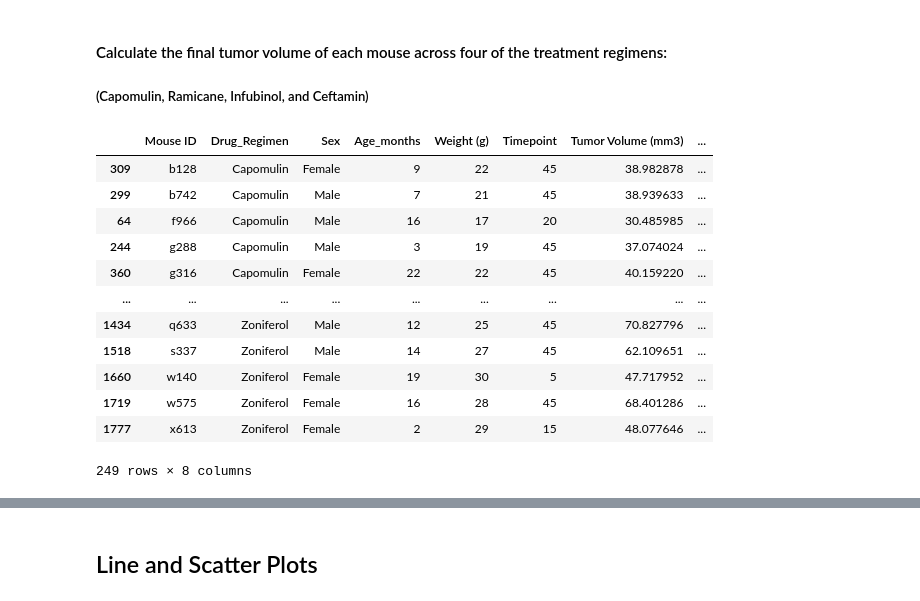
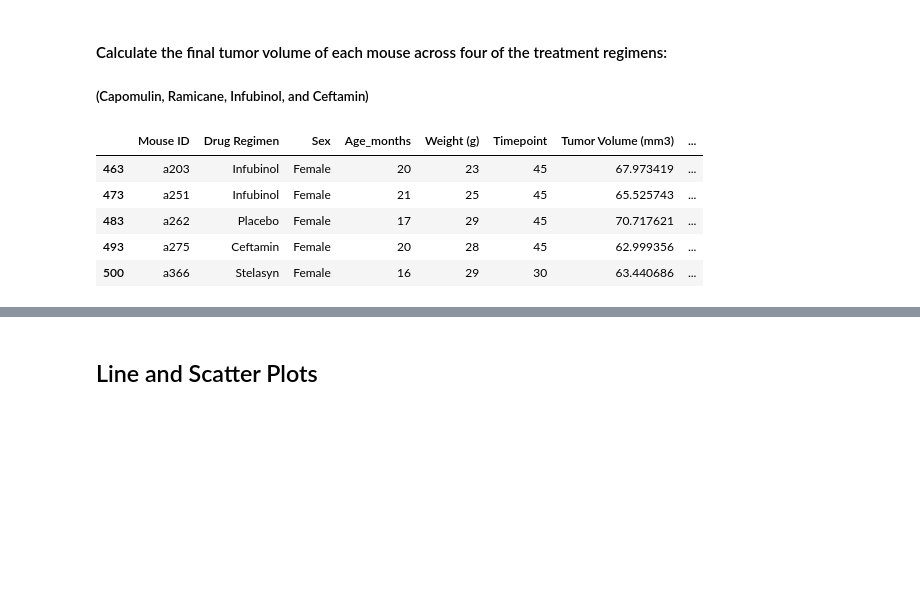
Before and after one commit to Slyssy/matplotlib-challenge, a Jupyter notebook: The_Power_of_Plots/Pymaceuticals/pymaceuticals.ipynb, the cells around one changed output, grey strips where cells are left out. Drawn from its saved outputs; the diff is of its cells as text; code cells hidden in the pictures; blank space fills up the shorter version.

```diff
--- a/The_Power_of_Plots/Pymaceuticals/pymaceuticals.ipynb
+++ b/The_Power_of_Plots/Pymaceuticals/pymaceuticals.ipynb
@@ -223,25 +224,5 @@ plt.show
 # %% [markdown]
 #### Calculate the final tumor volume of each mouse across four of the treatment regimens:
 ##### (Capomulin, Ramicane, Infubinol, and Ceftamin)
-# %%
-final_tumor = df.loc[df.groupby(["Drug Regimen", "Mouse ID"])["Timepoint"].idxmax()]
-final_tumor.rename(columns={"Drug Regimen": "Drug_Regimen"}, inplace=True)
-search_values = ["Capomulin", "Ramicane", "Infubinol", "Ceftamin"]
-final_tumor[final_tumor.Drug_Regimen.str.contains("|".join(search_values))]
-final_tumor
-# %% [output]
-|  | Mouse ID | Drug_Regimen | Sex | Age_months | Weight (g) | Timepoint | Tumor Volume (mm3) | ... |
-| 309 | b128 | Capomulin | Female | 9 | 22 | 45 | 38.982878 | ... |
-| 299 | b742 | Capomulin | Male | 7 | 21 | 45 | 38.939633 | ... |
-| 64 | f966 | Capomulin | Male | 16 | 17 | 20 | 30.485985 | ... |
-| 244 | g288 | Capomulin | Male | 3 | 19 | 45 | 37.074024 | ... |
-| 360 | g316 | Capomulin | Female | 22 | 22 | 45 | 40.159220 | ... |
-| ... | ... | ... | ... | ... | ... | ... | ... | ... |
-| 1434 | q633 | Zoniferol | Male | 12 | 25 | 45 | 70.827796 | ... |
-| 1518 | s337 | Zoniferol | Male | 14 | 27 | 45 | 62.109651 | ... |
-| 1660 | w140 | Zoniferol | Female | 19 | 30 | 5 | 47.717952 | ... |
-| 1719 | w575 | Zoniferol | Female | 16 | 28 | 45 | 68.401286 | ... |
-| 1777 | x613 | Zoniferol | Female | 2 | 29 | 15 | 48.077646 | ... |
-249 rows × 8 columns
 # %%
 # Start by getting the last (greatest) timepoint for each mouse
@@ -267,0 +230,10 @@ final_tumor
+# %%
+max_timepoint_df = df.loc[df.groupby("Mouse ID")["Timepoint"].idxmax()]
+max_timepoint_df.head()
+# %% [output]
+|  | Mouse ID | Drug Regimen | Sex | Age_months | Weight (g) | Timepoint | Tumor Volume (mm3) | ... |
+| 463 | a203 | Infubinol | Female | 20 | 23 | 45 | 67.973419 | ... |
+| 473 | a251 | Infubinol | Female | 21 | 25 | 45 | 65.525743 | ... |
+| 483 | a262 | Placebo | Female | 17 | 29 | 45 | 70.717621 | ... |
+| 493 | a275 | Ceftamin | Female | 20 | 28 | 45 | 62.999356 | ... |
+| 500 | a366 | Stelasyn | Female | 16 | 29 | 30 | 63.440686 | ... |
```
Also changed, not shown: parts of 20 cells of this notebook.
